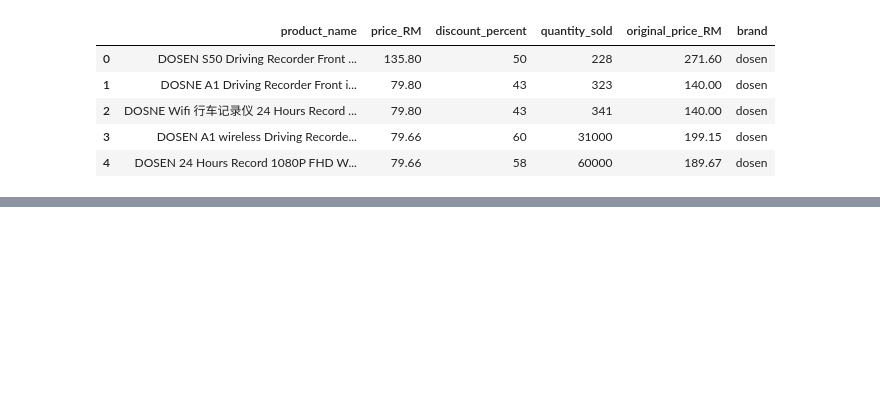
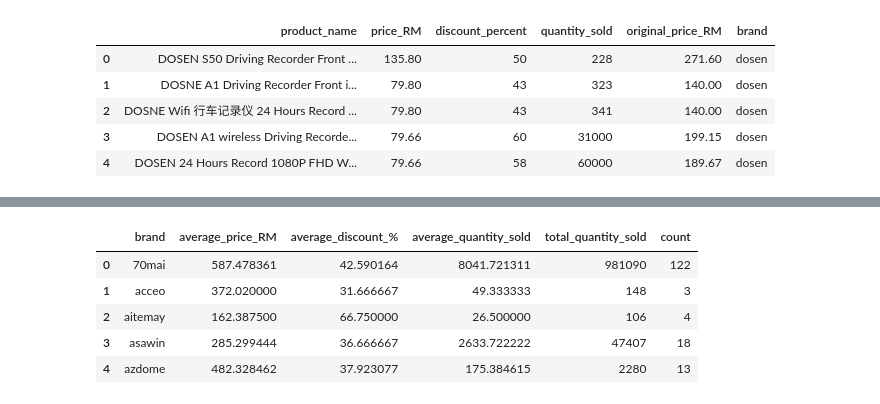
Before and after one commit to llh139/Data-Analytics-Portfolio, a Jupyter notebook: Personal Learning Project - Extracting and Analyzing Prices from E-Commerce Platform/Working File.ipynb, the cells around one changed output, grey strips where cells are left out. Cells and saved outputs as stored; diff of their text form; code cells hidden in the pictures; blank space fills up the shorter version.

```diff
--- a/Personal Learning Project - Extracting and Analyzing Prices from E-Commerce Platform/Working File.ipynb
+++ b/Personal Learning Project - Extracting and Analyzing Prices from E-Commerce Platform/Working File.ipynb
@@ -270,0 +381,20 @@ df_800.head()
+# %%
+df_800_group_by_brand = pd.DataFrame(df_800.groupby('brand')[['original_price_RM', 'discount_percent', 'quantity_sold']].mean().reset_index())
+df_800_group_by_brand.rename(columns={'original_price_RM': 'average_price_RM',
+                                      'discount_percent': 'average_discount_%',
+                                      'quantity_sold': 'average_quantity_sold'}, inplace=True)
+
+df_800_tqs_group_by_brand = pd.DataFrame(df_800.groupby('brand')['quantity_sold'].sum().reset_index())
+df_800_tqs_group_by_brand.rename(columns={'quantity_sold': 'total_quantity_sold'}, inplace=True)
+
+df_800_group_by_brand = pd.merge(df_800_group_by_brand, df_800_tqs_group_by_brand)
+df_800_group_by_brand = pd.merge(df_800_group_by_brand, df_800_brand_count)
+
+df_800_group_by_brand.head()
+# %% [output]
+|  | brand | average_price_RM | average_discount_% | average_quantity_sold | total_quantity_sold | count |
+| 0 | 70mai | 587.478361 | 42.590164 | 8041.721311 | 981090 | 122 |
+| 1 | acceo | 372.020000 | 31.666667 | 49.333333 | 148 | 3 |
+| 2 | aitemay | 162.387500 | 66.750000 | 26.500000 | 106 | 4 |
+| 3 | asawin | 285.299444 | 36.666667 | 2633.722222 | 47407 | 18 |
+| 4 | azdome | 482.328462 | 37.923077 | 175.384615 | 2280 | 13 |
```
Also changed, not shown: parts of 14 cells of this notebook, 2 other files.
